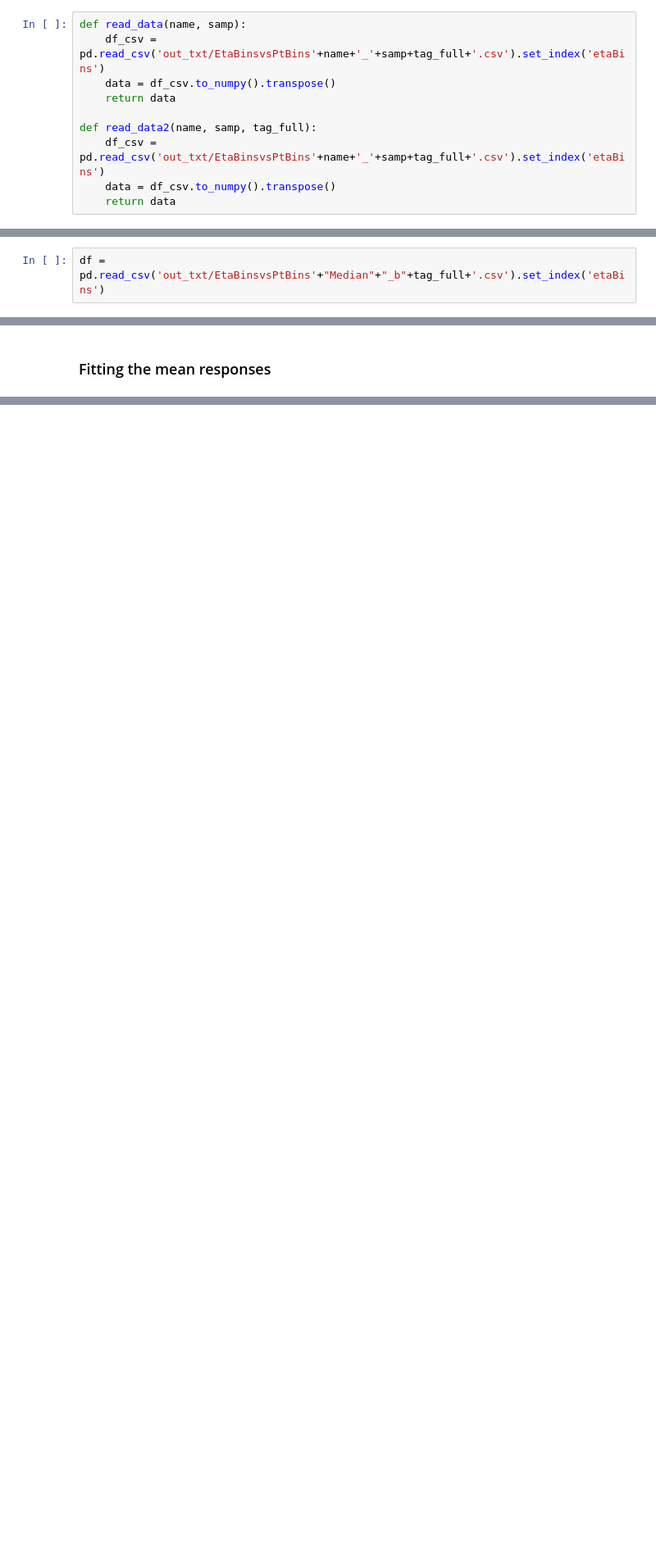
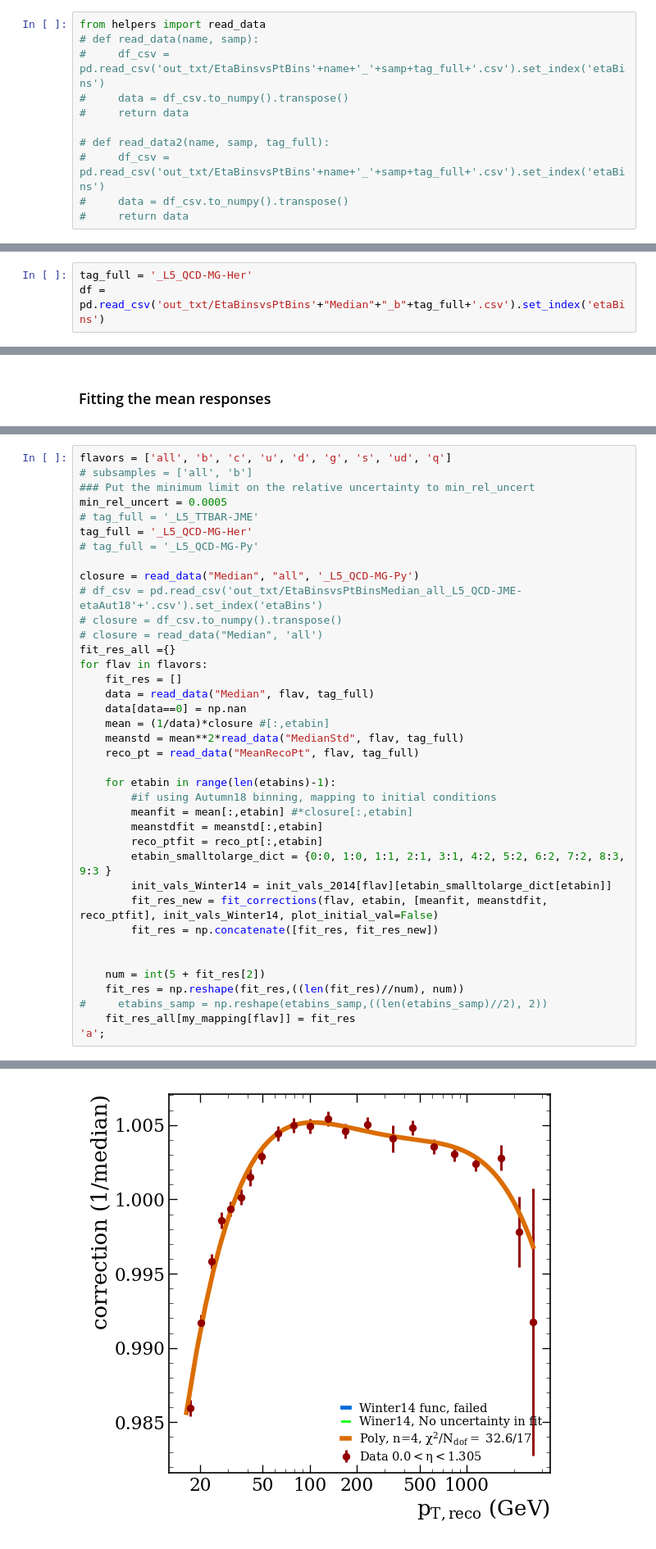
Before and after one commit to dsidirop1/JMECoffea, a Jupyter notebook: Response_fitting.ipynb, the cells around one changed output, grey strips where cells are left out. Shown at 82% size. Cells and saved outputs as stored; diff of their text form; blank space fills up the shorter version.

```diff
--- a/Response_fitting.ipynb
+++ b/Response_fitting.ipynb
@@ -74,16 +74,18 @@ tag_full = tag+add_tag
 # %%
-def read_data(name, samp):
-    df_csv = pd.read_csv('out_txt/EtaBinsvsPtBins'+name+'_'+samp+tag_full+'.csv').set_index('etaBins')
-    data = df_csv.to_numpy().transpose()
-    return data
+from helpers import read_data
+# def read_data(name, samp):
+#     df_csv = pd.read_csv('out_txt/EtaBinsvsPtBins'+name+'_'+samp+tag_full+'.csv').set_index('etaBins')
+#     data = df_csv.to_numpy().transpose()
+#     return data
 
-def read_data2(name, samp, tag_full):
-    df_csv = pd.read_csv('out_txt/EtaBinsvsPtBins'+name+'_'+samp+tag_full+'.csv').set_index('etaBins')
-    data = df_csv.to_numpy().transpose()
-    return data
+# def read_data2(name, samp, tag_full):
+#     df_csv = pd.read_csv('out_txt/EtaBinsvsPtBins'+name+'_'+samp+tag_full+'.csv').set_index('etaBins')
+#     data = df_csv.to_numpy().transpose()
+#     return data
 # %% [markdown]
 ### Fitting the inverse median responses
 # %%
+tag_full = '_L5_QCD-MG-Her'
 df = pd.read_csv('out_txt/EtaBinsvsPtBins'+"Median"+"_b"+tag_full+'.csv').set_index('etaBins')
 # %%
 etabins = np.append(df.index.to_numpy(), 5.191)
@@ -186,0 +339,39 @@ my_mapping = {"all": "aJ",
+# %%
+flavors = ['all', 'b', 'c', 'u', 'd', 'g', 's', 'ud', 'q']
+# subsamples = ['all', 'b']
+### Put the minimum limit on the relative uncertainty to min_rel_uncert
+min_rel_uncert = 0.0005
+# tag_full = '_L5_TTBAR-JME'
+tag_full = '_L5_QCD-MG-Her'
+# tag_full = '_L5_QCD-MG-Py'
+
+closure = read_data("Median", "all", '_L5_QCD-MG-Py')
+# df_csv = pd.read_csv('out_txt/EtaBinsvsPtBinsMedian_all_L5_QCD-JME-etaAut18'+'.csv').set_index('etaBins')
+# closure = df_csv.to_numpy().transpose()
+# closure = read_data("Median", 'all')
+fit_res_all ={}
+for flav in flavors:
+    fit_res = []
+    data = read_data("Median", flav, tag_full)
+    data[data==0] = np.nan
+    mean = (1/data)*closure #[:,etabin]
+    meanstd = mean**2*read_data("MedianStd", flav, tag_full)
+    reco_pt = read_data("MeanRecoPt", flav, tag_full)
+
+    for etabin in range(len(etabins)-1):
+        #if using Autumn18 binning, mapping to initial conditions
+        meanfit = mean[:,etabin] #*closure[:,etabin]
+        meanstdfit = meanstd[:,etabin]
+        reco_ptfit = reco_pt[:,etabin]
+        etabin_smalltolarge_dict = {0:0, 1:0, 1:1, 2:1, 3:1, 4:2, 5:2, 6:2, 7:2, 8:3, 9:3 }
+        init_vals_Winter14 = init_vals_2014[flav][etabin_smalltolarge_dict[etabin]]
+        fit_res_new = fit_corrections(flav, etabin, [meanfit, meanstdfit, reco_ptfit], init_vals_Winter14, plot_initial_val=False)
+        fit_res = np.concatenate([fit_res, fit_res_new])
+
+
+    num = int(5 + fit_res[2])
+    fit_res = np.reshape(fit_res,((len(fit_res)//num), num))
+#     etabins_samp = np.reshape(etabins_samp,((len(etabins_samp)//2), 2))
+    fit_res_all[my_mapping[flav]] = fit_res
+'a';
+# %% [output]
@@ -186,0 +384 @@ my_mapping = {"all": "aJ",
+[figure, added]
```
Also changed, not shown: parts of 33 cells of this notebook, 9 other files.
